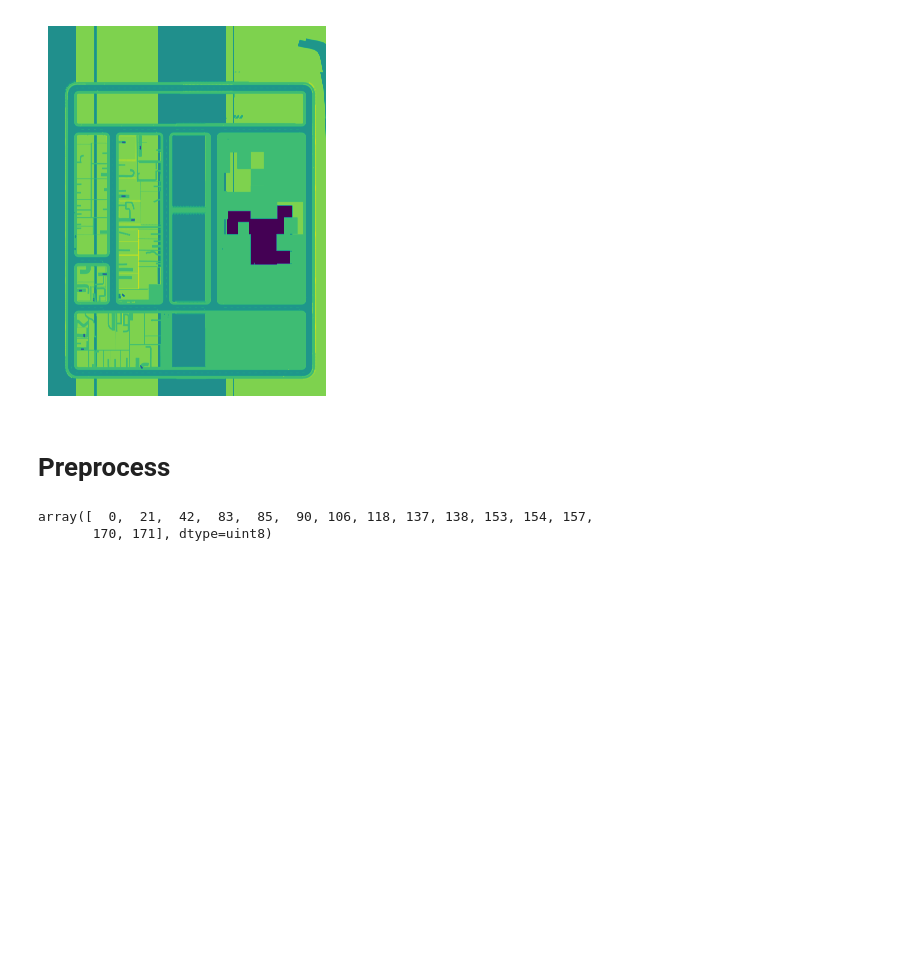
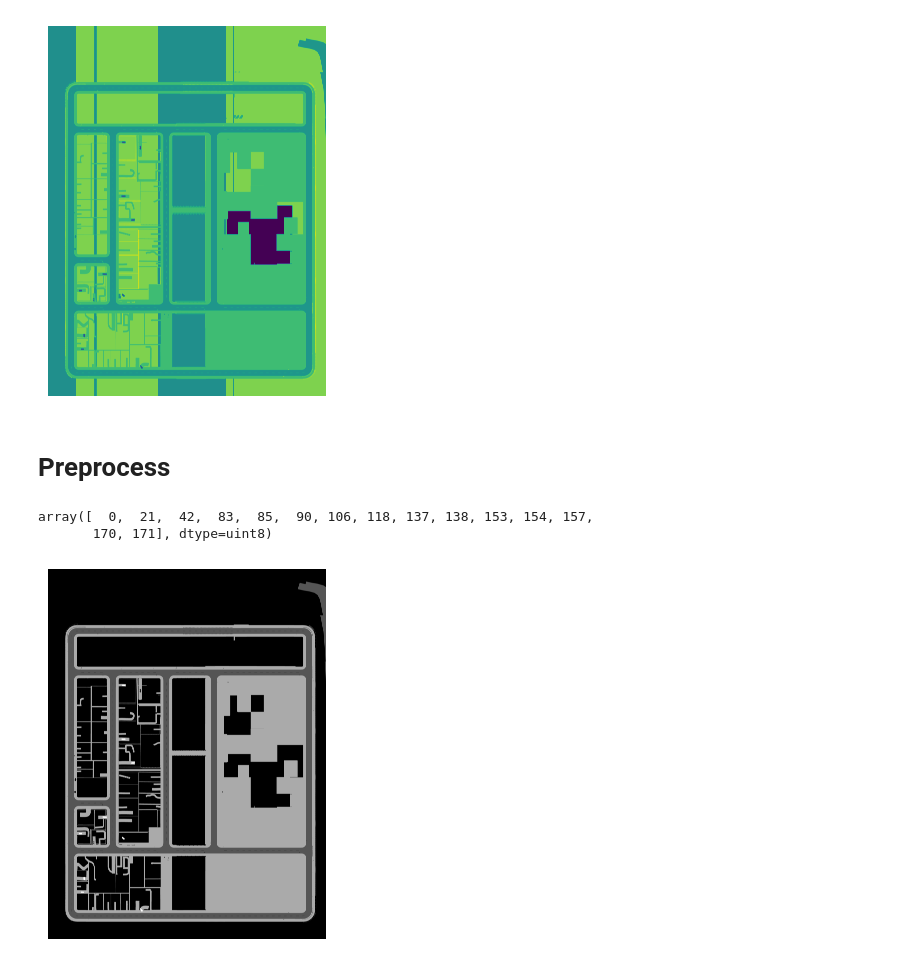
Before and after one commit to danielmtzbarba/CarlaClient, a Jupyter notebook: scripts/create-topview-map.ipynb, the cells around one changed output. Drawn from its saved outputs; the diff is of its cells as text; code cells hidden in the pictures; blank space fills up the shorter version.

```diff
--- a/scripts/create-topview-map.ipynb
+++ b/scripts/create-topview-map.ipynb
@@ -135,19 +138,53 @@ array([  0,  21,  42,  83,  85,  90, 106, 118, 137, 138, 153, 154, 157,
        170, 171], dtype=uint8)
 # %%
 bev_classes = {
-        0:   0, # Non-Free
+        0:   0, # Non-drivable
 
-        21:     6, # idk
+        90: 1, # drivable
+
+        153: 1, # posts
+        154: 1,
+        157: 1,
+
+
+        118: 2, # sidewalk
+
+        16: 3,
+        50: 3,
+        42: 3, # vehicles
+
+        84: 4, # pedestrians
+
+        190: 5,
+
+
+        21:  0, # idk
+        83: 0,
+        85: 0,
+        106: 0,
+        137: 0,
+        138: 0,
+        170: 0,
+        171: 0,
+
+
+
     }
 
 def remap_seg(bev_img, bev_mapping, n_classes):
     bev_img = bev_img.copy()
     for val, klass in bev_mapping.items():
         bev_img[bev_img == val] = klass
    # bev_img[bev_img > n_classes] = 0
     return bev_img
 
 map = remap_seg(psycho, bev_classes, n_classes=5)
+plt.imshow(map, cmap="binary_r")
+plt.grid(False)
+plt.axis('off')
+plt.show()
+# %% [output]
+[figure, added]
 # %%
 np.unique(map, return_counts=True)
 # %% [output]
```
Also changed, not shown: parts of 8 cells of this notebook, 17 other files.
